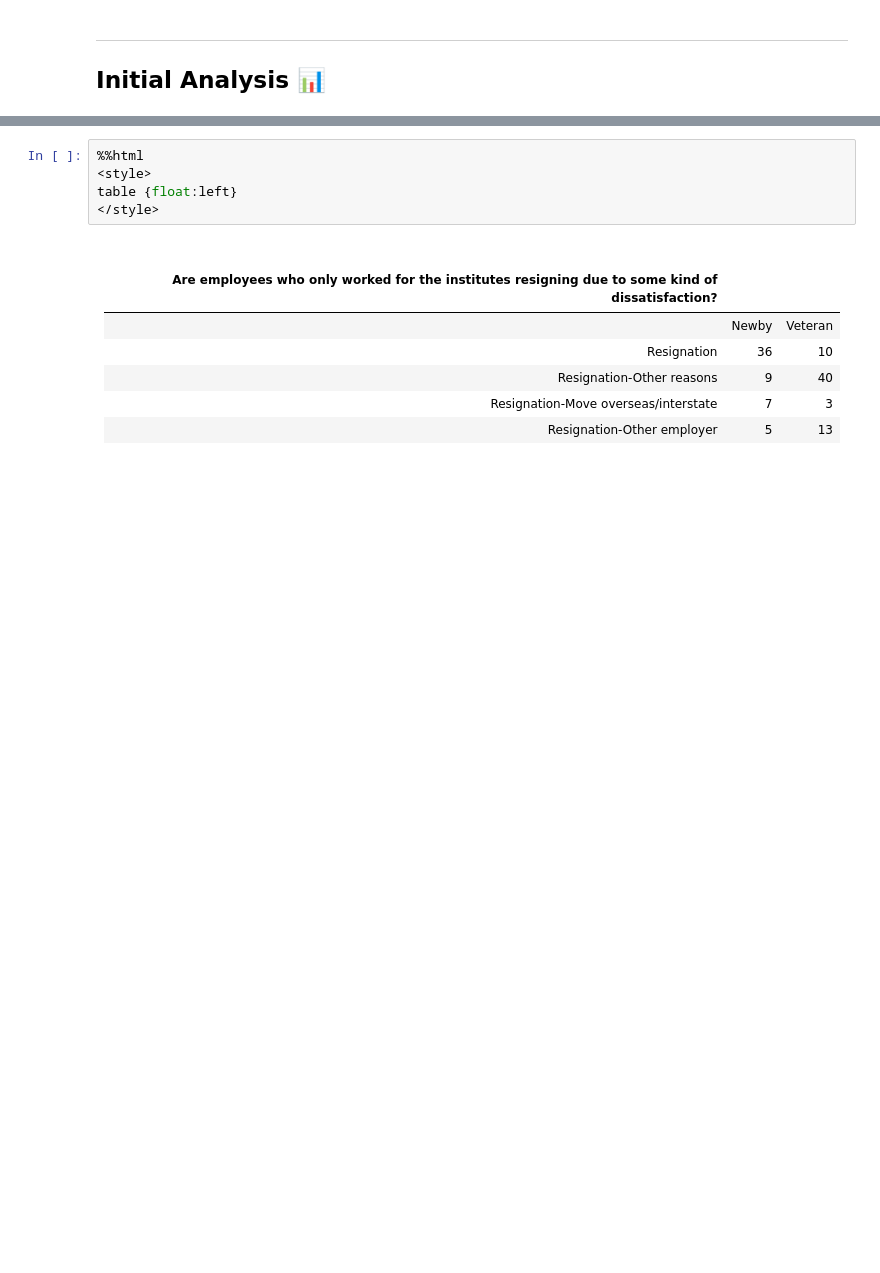
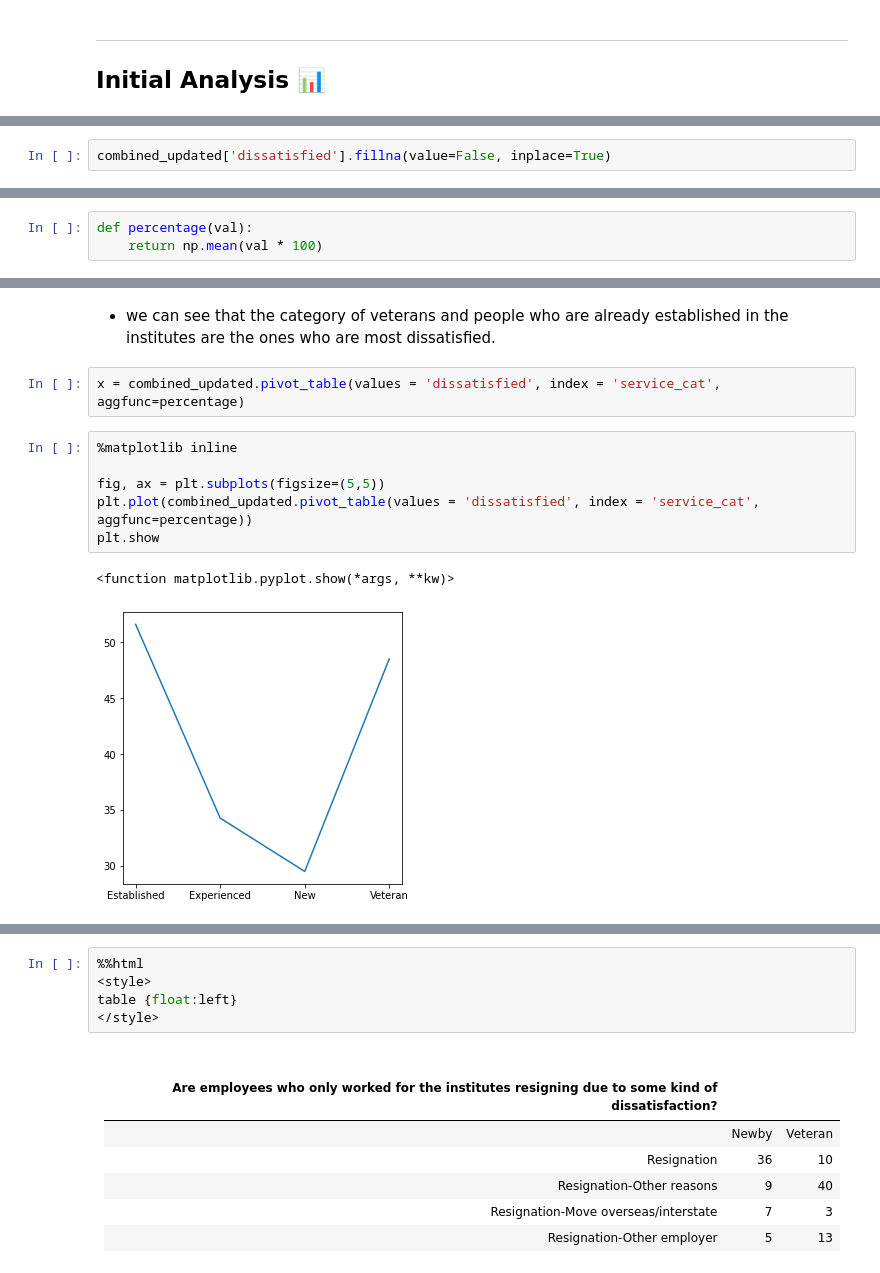
Before and after one commit to albertjimrod/data-projects, a Jupyter notebook: 03_Data_Cleaning/Clean and Analyze Employee Exit Surveys/Guided Project Clean and Analyze Employee Exit Surveys.ipynb, the cells around one changed output, grey strips where cells are left out. Cells and saved outputs as stored; diff of their text form; blank space fills up the shorter version.

```diff
--- a/03_Data_Cleaning/Clean and Analyze Employee Exit Surveys/Guided Project Clean and Analyze Employee Exit Surveys.ipynb
+++ b/03_Data_Cleaning/Clean and Analyze Employee Exit Surveys/Guided Project Clean and Analyze Employee Exit Surveys.ipynb
@@ -1241,0 +1318,2 @@ Format your project using Dataquest's project style guide.
+# %%
+combined_updated['dissatisfied'].fillna(value=False, inplace=True)
@@ -1241,0 +1346,3 @@ Format your project using Dataquest's project style guide.
+# %%
+def percentage(val):
+    return np.mean(val * 100)
@@ -1241,0 +1358,13 @@ Format your project using Dataquest's project style guide.
+# %% [markdown]
+- we can see that the category of veterans and people who are already established in the institutes are the ones who are most dissatisfied.
+# %%
+x = combined_updated.pivot_table(values = 'dissatisfied', index = 'service_cat', aggfunc=percentage)
+# %%
+%matplotlib inline
+
+fig, ax = plt.subplots(figsize=(5,5))
+plt.plot(combined_updated.pivot_table(values = 'dissatisfied', index = 'service_cat', aggfunc=percentage))
+plt.show
+# %% [output]
+<function matplotlib.pyplot.show(*args, **kw)>
+[figure, added]
```
Also changed, not shown: parts of 60 cells of this notebook.
